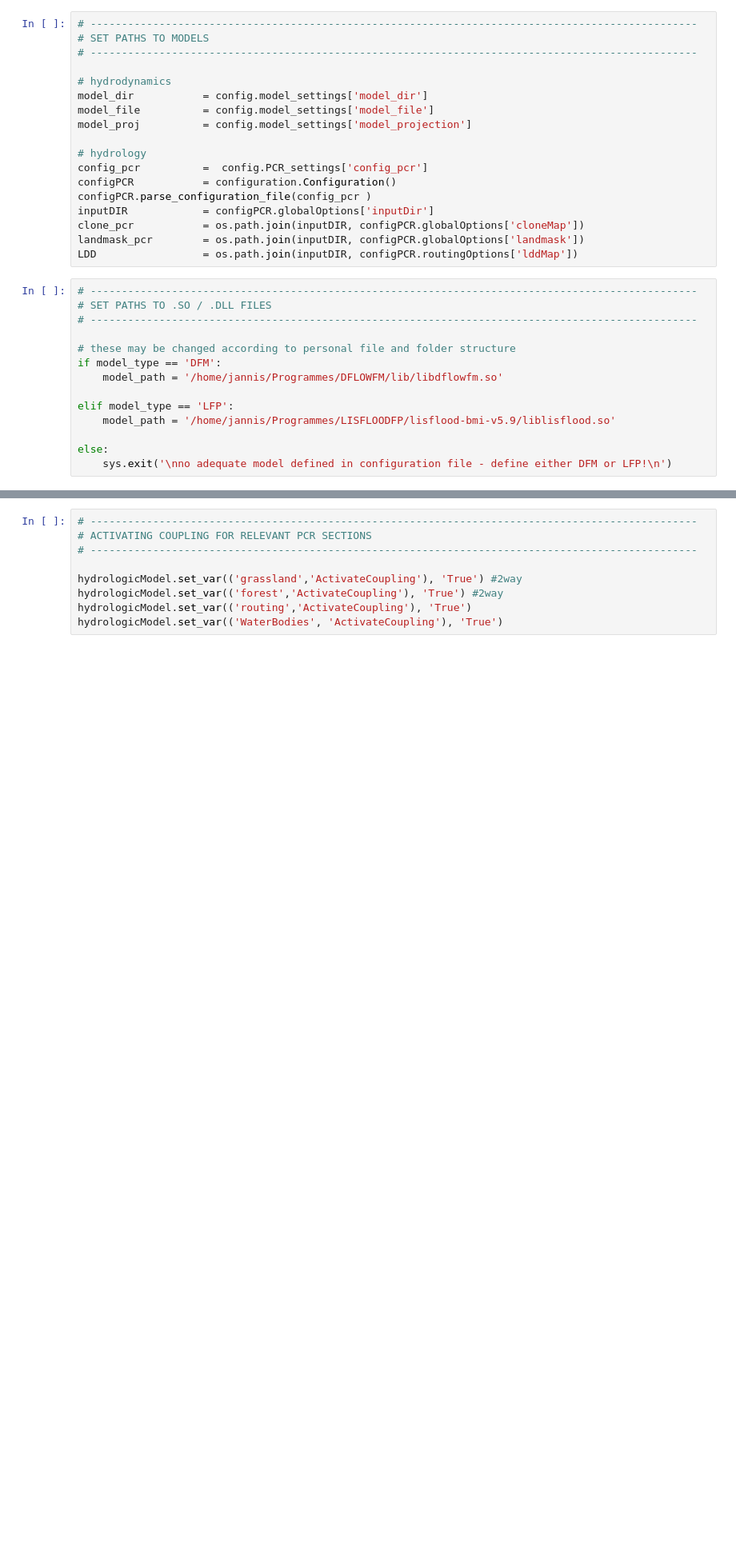
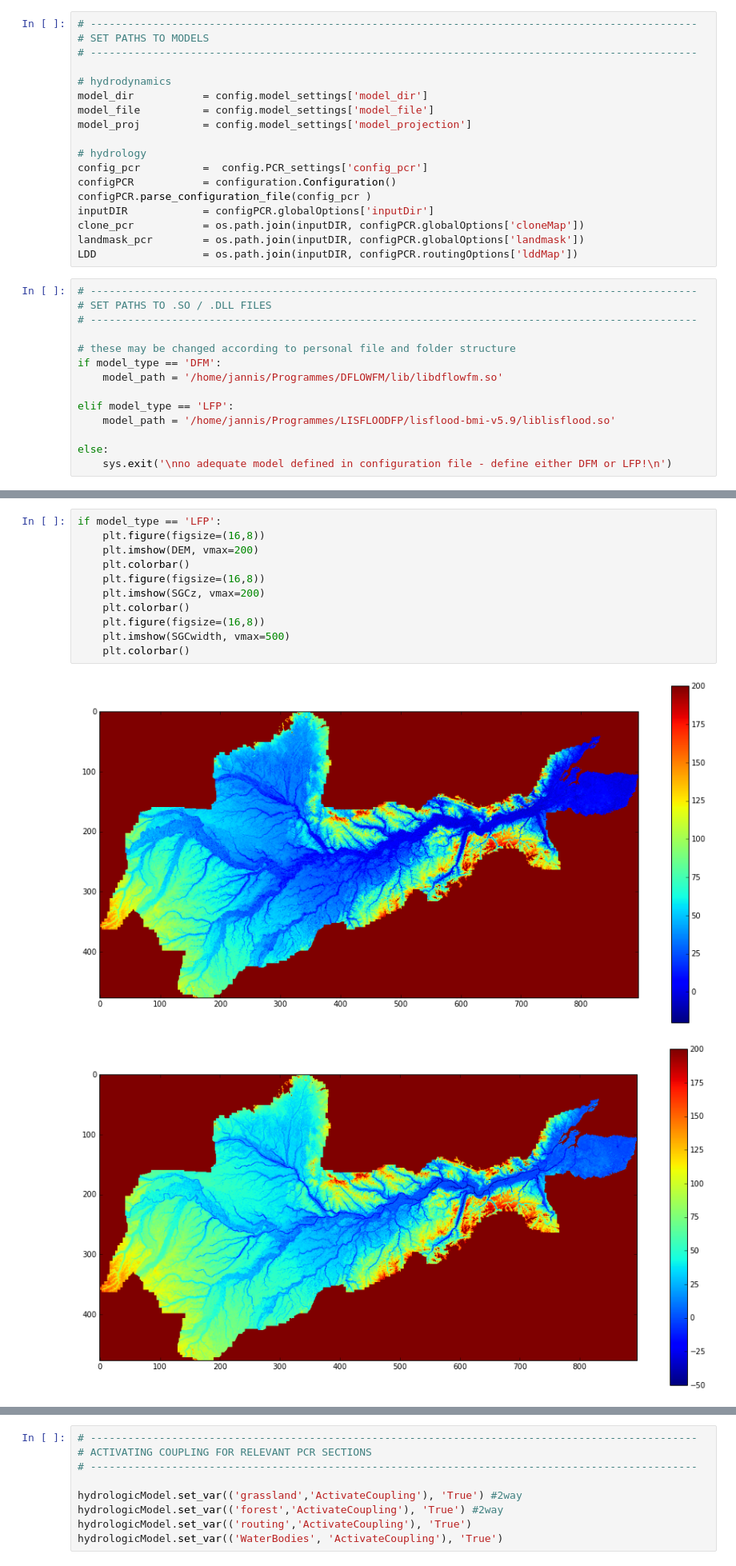
Before and after one commit to wk1984/glofrim, a Jupyter notebook: couplingFramework_v2_LFPtoPCR.ipynb, the cells around one changed output, grey strips where cells are left out. Shown at 80% size. Saved outputs shown, nothing was run; the diff lists cells and outputs as text; blank space fills up the shorter version.

```diff
--- a/couplingFramework_v2_LFPtoPCR.ipynb
+++ b/couplingFramework_v2_LFPtoPCR.ipynb
@@ -253,3 +258,17 @@ print '\n>>> PCR data retrieved <<<\n'
 
 
 >>> PCR data retrieved <<<
+# %%
+if model_type == 'LFP':
+    plt.figure(figsize=(16,8))
+    plt.imshow(DEM, vmax=200)
+    plt.colorbar()
+    plt.figure(figsize=(16,8))
+    plt.imshow(SGCz, vmax=200)
+    plt.colorbar()
+    plt.figure(figsize=(16,8))
+    plt.imshow(SGCwidth, vmax=500)
+    plt.colorbar()
+# %% [output]
+[figure, added]
+[figure, added]
```
Also changed, not shown: parts of 34 cells of this notebook, 2 other files.
